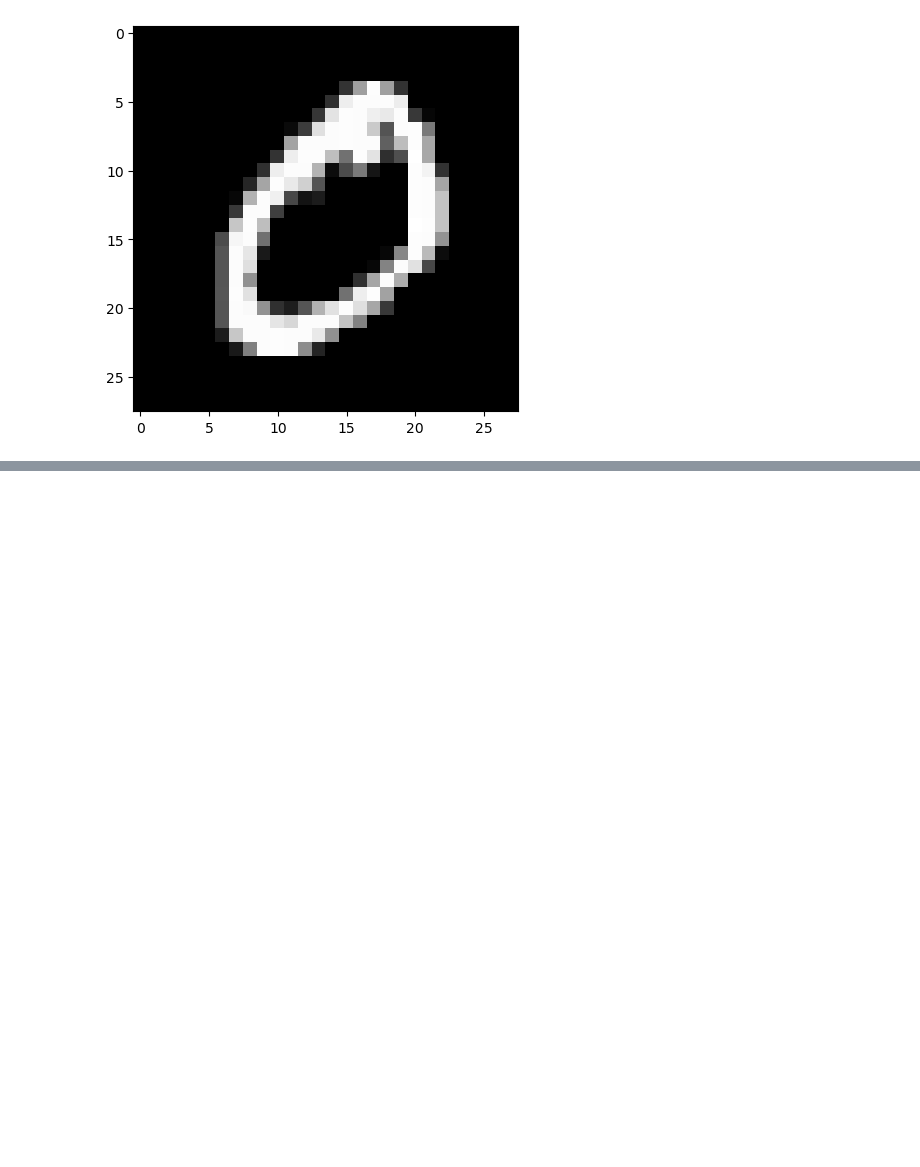
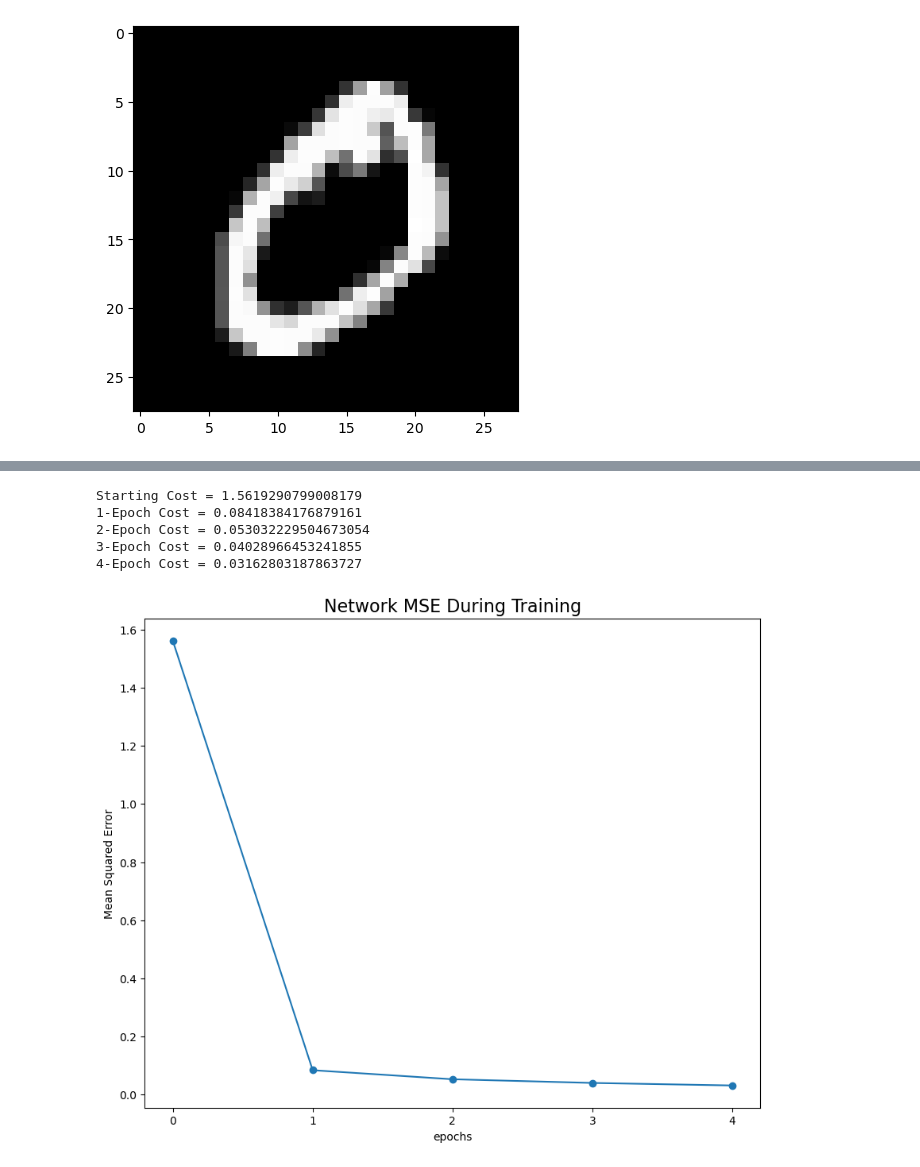
Before and after one commit to Kay-zttang/ML-Course-Notes, a Jupyter notebook: lec6_The_Dense_Neuron_Network/The_Dense_Neuron_Mode.ipynb, the cells around one changed output, grey strips where cells are left out. Drawn from its saved outputs; the diff is of its cells as text; code cells hidden in the pictures; blank space fills up the shorter version.

```diff
--- a/lec6_The_Dense_Neuron_Network/The_Dense_Neuron_Mode.ipynb
+++ b/lec6_The_Dense_Neuron_Network/The_Dense_Neuron_Mode.ipynb
@@ -108,0 +209,19 @@ mse(y_hat, yi) = 1.7740641671146622
+# %%
+net.train(flat_train_X, onehot_train_y)
+# %% [output]
+Starting Cost = 1.5619290799008179
+1-Epoch Cost = 0.08418384176879161
+2-Epoch Cost = 0.053032229504673054
+3-Epoch Cost = 0.04028966453241855
+4-Epoch Cost = 0.03162803187863727
+# %%
+plt.figure(figsize = (10, 8))
+epochs = range(len(net.errors_))
+plt.plot(epochs, net.errors_, marker = "o")
+plt.xticks(epochs)
+plt.xlabel("epochs")
+plt.ylabel("Mean Squared Error")
+plt.title("Network MSE During Training", fontsize = 16)
+plt.show()
+# %% [output]
+[figure, added]
```
Also changed, not shown: parts of 10 cells of this notebook.
